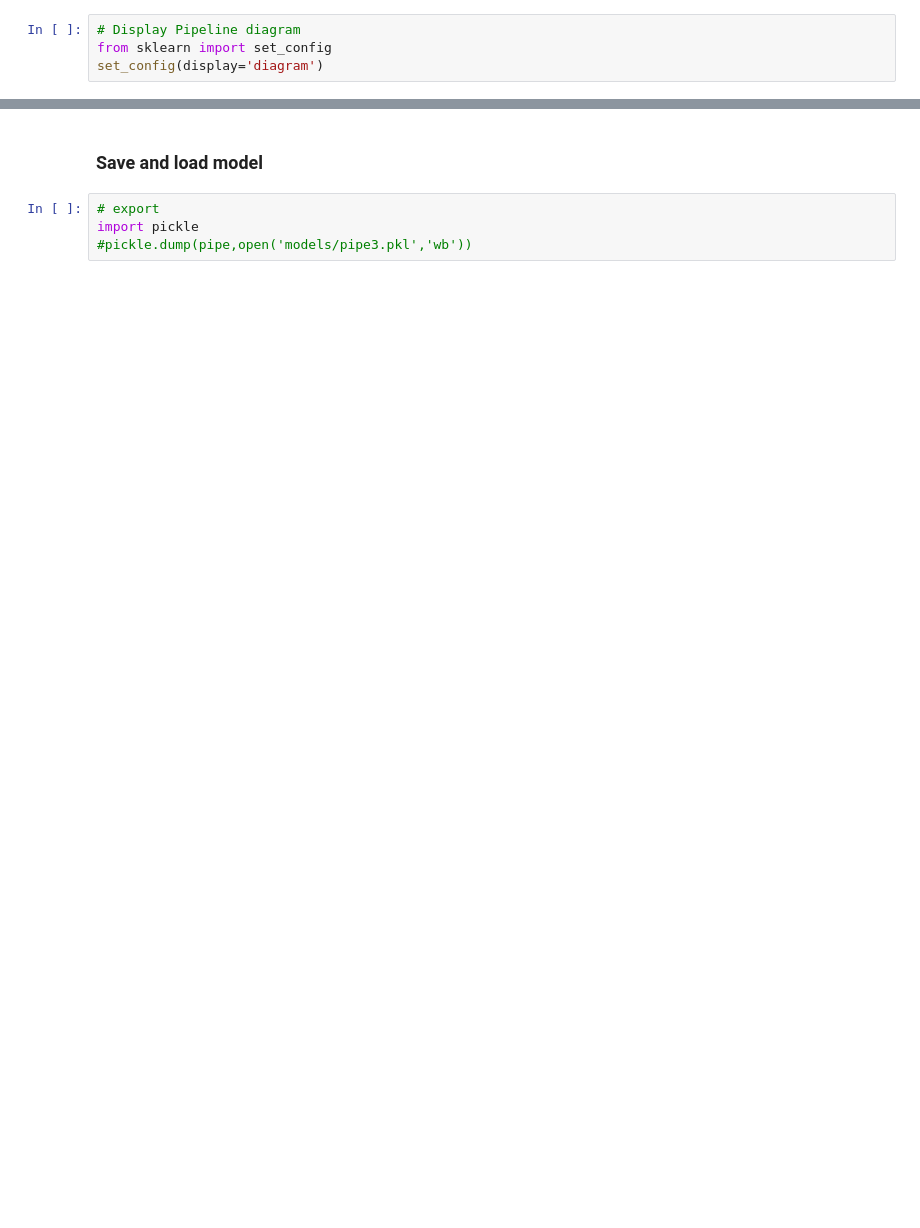
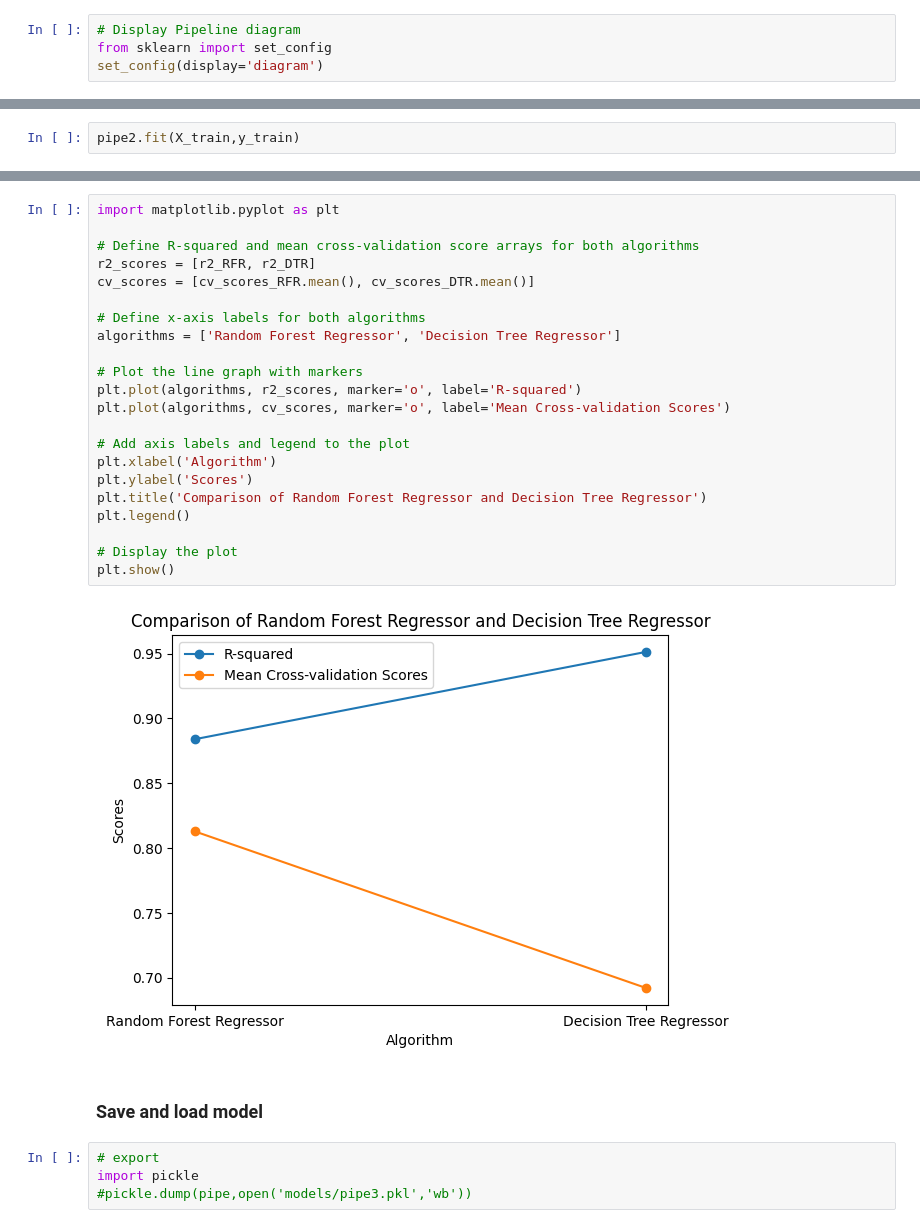
Before and after one commit to Omkar-Rajkumar-Khade/Custom_Bike_Pricing_Optimizer, a Jupyter notebook: Custom_Bike_Pricing_Optimizer_with_pipeline.ipynb, the cells around one changed output, grey strips where cells are left out. Saved outputs shown, nothing was run; the diff lists cells and outputs as text; blank space fills up the shorter version.

```diff
--- a/Custom_Bike_Pricing_Optimizer_with_pipeline.ipynb
+++ b/Custom_Bike_Pricing_Optimizer_with_pipeline.ipynb
@@ -299,0 +280,2 @@ pipe.named_steps
+# %%
+pipe2.fit(X_train,y_train)
@@ -330,3 +362,27 @@ cross_val_score(pipe, X_train, y_train, cv=15).mean()
+# %%
+import matplotlib.pyplot as plt
+
+# Define R-squared and mean cross-validation score arrays for both algorithms
+r2_scores = [r2_RFR, r2_DTR]
+cv_scores = [cv_scores_RFR.mean(), cv_scores_DTR.mean()]
+
+# Define x-axis labels for both algorithms
+algorithms = ['Random Forest Regressor', 'Decision Tree Regressor']
+
+# Plot the line graph with markers
+plt.plot(algorithms, r2_scores, marker='o', label='R-squared')
+plt.plot(algorithms, cv_scores, marker='o', label='Mean Cross-validation Scores')
+
+# Add axis labels and legend to the plot
+plt.xlabel('Algorithm')
+plt.ylabel('Scores')
+plt.title('Comparison of Random Forest Regressor and Decision Tree Regressor')
+plt.legend()
+
+# Display the plot
+plt.show()
+# %% [output]
+[figure, added]
 # %% [markdown]
 ### Save and load model
 # %%
```
Also changed, not shown: parts of 23 cells of this notebook.
